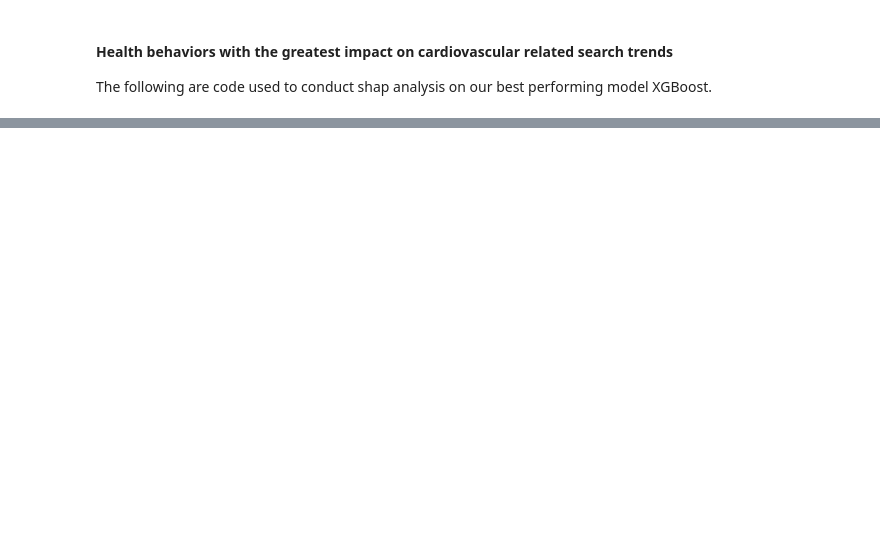
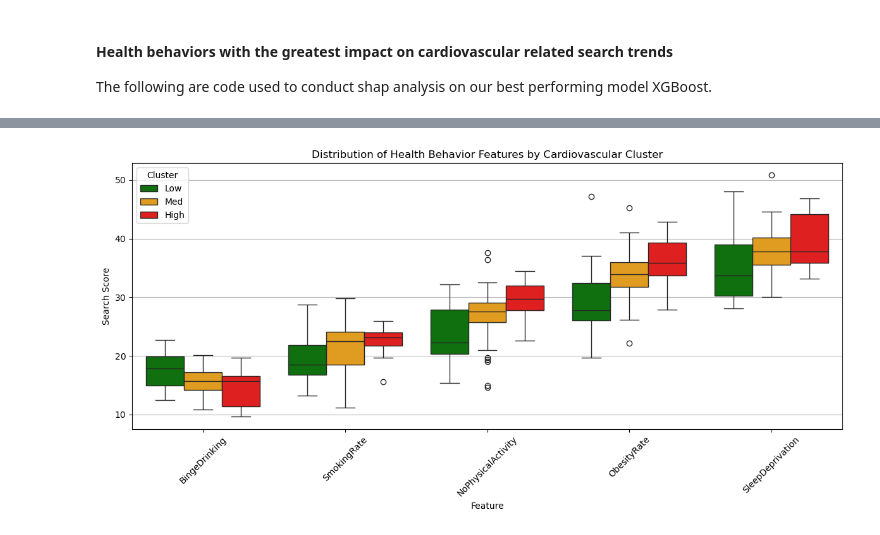
Before and after one commit to sidahuja1/CPSC368_Project, a Jupyter notebook: models.ipynb, the cells around one changed output, grey strips where cells are left out. Drawn from its saved outputs; the diff is of its cells as text; code cells hidden in the pictures; blank space fills up the shorter version.

```diff
--- a/models.ipynb
+++ b/models.ipynb
@@ -160,0 +255,30 @@ From the results above, BingeDrinking had a surprising effect on cardiovascular
+# %%
+melted = pd.melt(
+    data,
+    id_vars='ClusterLabel',
+    value_vars=features,
+    var_name='Feature',
+    value_name='Search Score'
+)
+
+
+# Plot
+plt.figure(figsize=(12, 6))
+sns.boxplot(
+    data=melted,
+    x='Feature',
+    y='Search Score',
+    hue='ClusterLabel',
+    palette=colorMap
+)
+
+plt.title('Distribution of Health Behavior Features by Cardiovascular Cluster')
+plt.ylabel('Search Score')
+plt.xlabel('Feature')
+plt.xticks(rotation=45)
+plt.legend(title='Cluster')
+plt.grid(axis='y')
+plt.tight_layout()
+plt.show()
+# %% [output]
+[figure, added]
```
Also changed, not shown: parts of 12 cells of this notebook, 1 other file.
